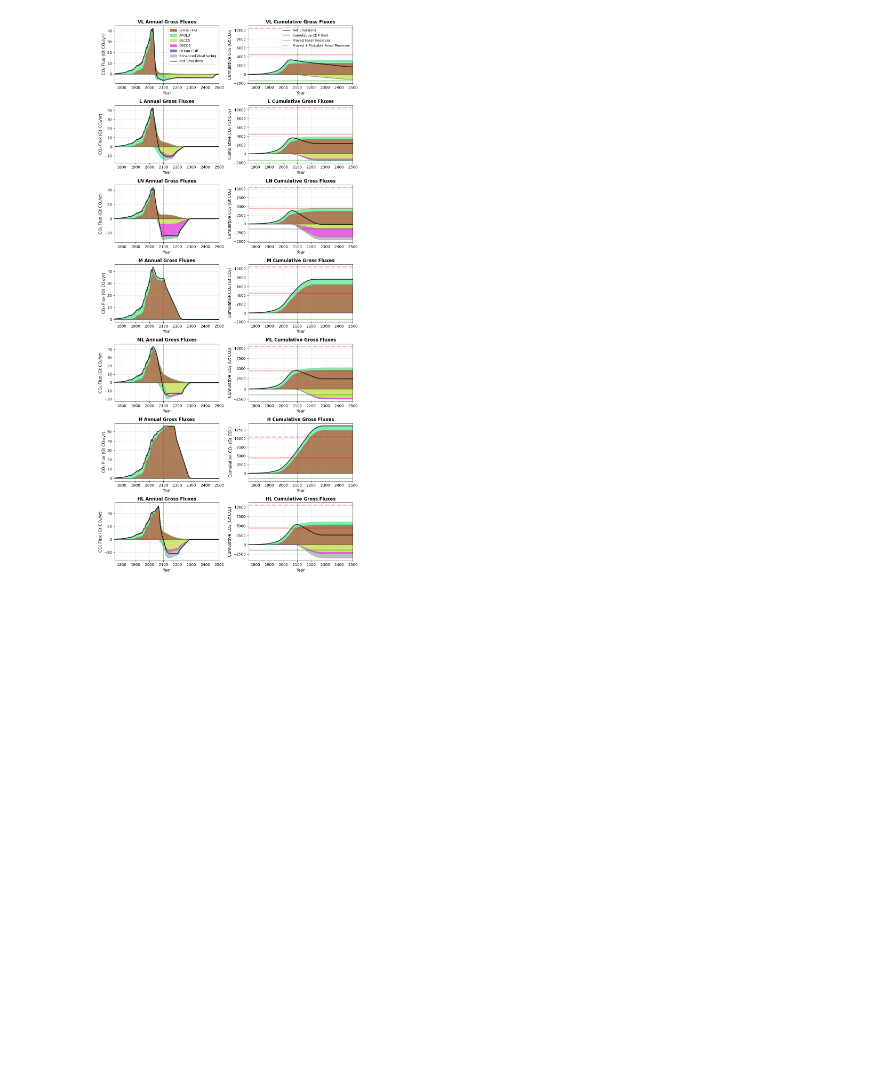
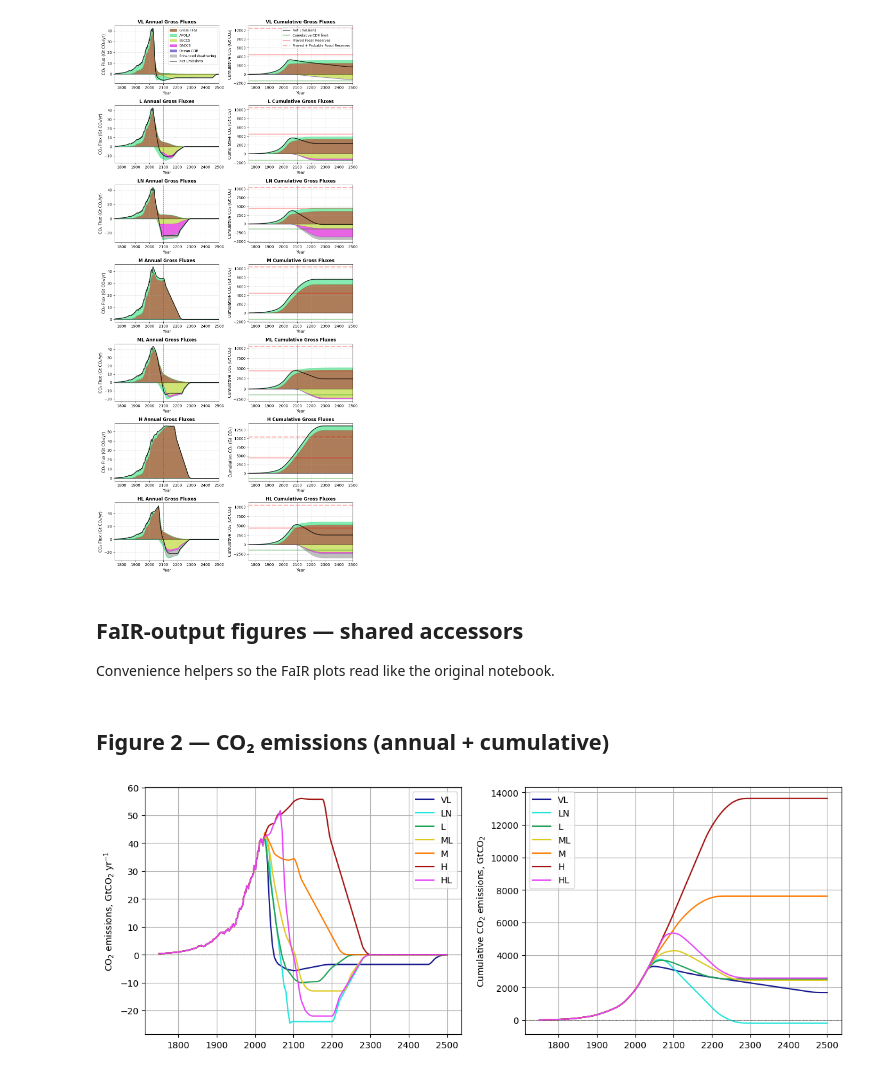
Before and after one commit to benmsanderson/scenariomip-paper-plots, a Jupyter notebook: notebooks/0505_extensions_plotting.ipynb, the cells around one changed output. Drawn from its saved outputs; the diff is of its cells as text; code cells hidden in the pictures; blank space fills up the shorter version.

```diff
--- a/notebooks/0505_extensions_plotting.ipynb
+++ b/notebooks/0505_extensions_plotting.ipynb
@@ -31,6 +30,8 @@ import pandas as pd
 ## Load data
 # %%
 DATA_DIR = Path.cwd().parent / "data"
+PLOTS_DIR = Path.cwd().parent / "plots"
+PLOTS_DIR.mkdir(parents=True, exist_ok=True)
 
 raw_output = pd.read_csv(DATA_DIR / "continuous_emissions_timeseries_1750_2500.csv")
 raw_output = raw_output.set_index(["model", "scenario", "region", "workflow", "variable", "unit"])
@@ -40,6 +41,14 @@ cdr_components = pd.read_csv(DATA_DIR / "cdr_components_future.csv")
 cdr_components = cdr_components.set_index(["model", "scenario", "variable"])
 cdr_components.columns = cdr_components.columns.astype(float)
 
-print(f"raw_output: {raw_output.shape}, years {raw_output.columns.min():.0f}-{raw_output.columns.max():.0f}")
+fair_path = DATA_DIR / "fair-outputs" / "fair_run.nc"
+if not fair_path.exists():
+    raise FileNotFoundError(
+        f"{fair_path} not found. Run 0504_extension_fair_simulations.ipynb first."
+    )
+fair = xr.open_dataset(fair_path)
+
+print(f"raw_output:     {raw_output.shape}, years {raw_output.columns.min():.0f}-{raw_output.columns.max():.0f}")
 print(f"cdr_components: {cdr_components.shape}, years {cdr_components.columns.min():.0f}-{cdr_components.columns.max():.0f}")
+print(f"fair:           {dict(fair.sizes)}")
 # %% [output]
@@ -221,3 +245,39 @@ plt.show()
 Plotting 7 scenarios across 751 years
 Saved /Users/bensan/ScenarioMIP_final/plots/co2_extensions_with_history.png
 [figure]
+# %% [markdown]
+## FaIR-output figures — shared accessors
+
+Convenience helpers so the FaIR plots read like the original notebook.
+# %%
+timepoints = fair["emissions"].timepoints.values
+timebounds = fair["temperature"].timebounds.values
+scenarios = fair["temperature"].scenario.values
+
+emissions = fair["emissions"]                  # (timepoints, scenario, specie)
+co2e = fair["co2e"]                            # (timepoints, scenario)  -- tonnes CO2e / yr
+temperature = fair["temperature"]              # (timebounds, scenario, config)  -- layer 0
+co2_concentration = fair["co2_concentration"]  # (timebounds, scenario, config)
+forcing_sum = fair["forcing_sum"]              # (timebounds, scenario, config)
+
+# Anomaly relative to 1850-1900 mean.
+T_BASELINE = temperature.sel(timebounds=np.arange(1850, 1902)).mean(dim="timebounds")
+temperature_anom = temperature - T_BASELINE
+# %% [markdown]
+## Figure 2 — CO₂ emissions (annual + cumulative)
+# %%
+fig, ax = plt.subplots(nrows=1, ncols=2, figsize=(14, 5))
+for scenario in scenarios:
+    co2_total = emissions.sel(scenario=scenario, specie="CO2 FFI") + emissions.sel(scenario=scenario, specie="CO2 AFOLU")
+    ax[0].plot(timepoints, co2_total, label=scenario, color=scenario_colors[scenario])
+    ax[1].plot(timepoints, co2_total.cumsum(), label=scenario, color=scenario_colors[scenario])
+ax[0].set_ylabel("CO$_2$ emissions, GtCO$_2$ yr$^{-1}$")
+ax[1].set_ylabel("Cumulative CO$_2$ emissions, GtCO$_2$")
+for a in ax:
+    a.axhline(ls=":", color="k", lw=0.5)
+    a.legend()
+    a.grid()
+fig.savefig(PLOTS_DIR / "co2_emissions.png")
+plt.show()
+# %% [output]
+[figure, added]
```
Also changed, not shown: parts of 20 cells of this notebook, 12 other files.
